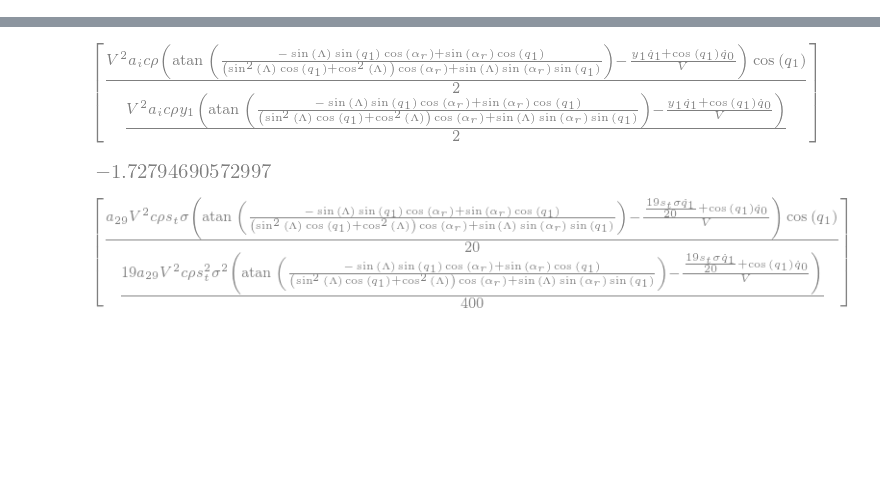
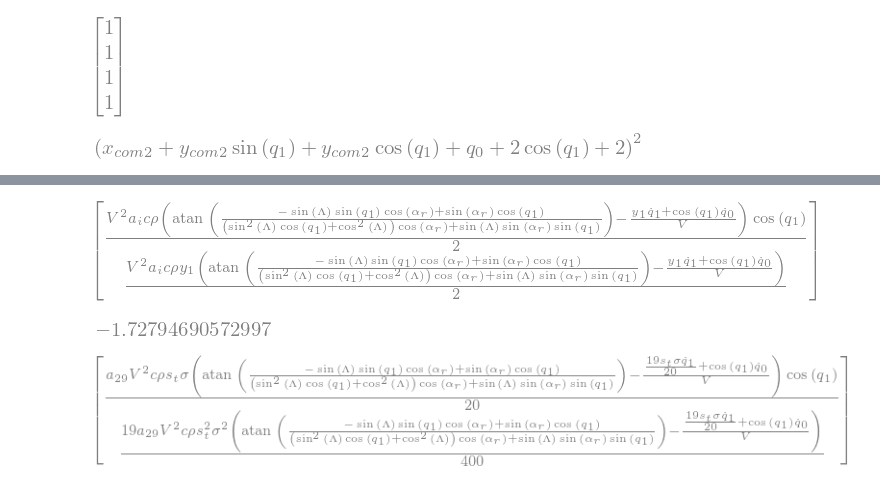
Before and after one commit to fh9g12/FwtModels, a Jupyter notebook: Workbooks/21_Auto_nBnT/2_Dof.ipynb, the cells around one changed output, grey strips where cells are left out. Drawn from its saved outputs; the diff is of its cells as text; code cells hidden in the pictures; blank space fills up the shorter version.

```diff
--- a/Workbooks/21_Auto_nBnT/2_Dof.ipynb
+++ b/Workbooks/21_Auto_nBnT/2_Dof.ipynb
@@ -100,6 +100,14 @@ fwt_root_frame = wing_root_frame.R_x(p.q[-1])
 fwt_flexural_frame = fwt_root_frame.Translate(0,p.y_1,0)
 fwt_com_frame = fwt_root_frame.Translate(p.x_com1,p.y_com1,0)
 fwt_com2_frame = fwt_root_frame.Translate(p.x_com2,p.y_com2,0)
+# %%
+sym.Matrix([1,1,1,1])
+# %% [output]
+[figure, added]
+# %%
+a
+# %% [output]
+[figure, added]
 # %%
 #Create Elemnts
 M_wing = ele.MassMatrix(p.rho_t)
```
Also changed, not shown: parts of 2 cells of this notebook, 8 other files.
